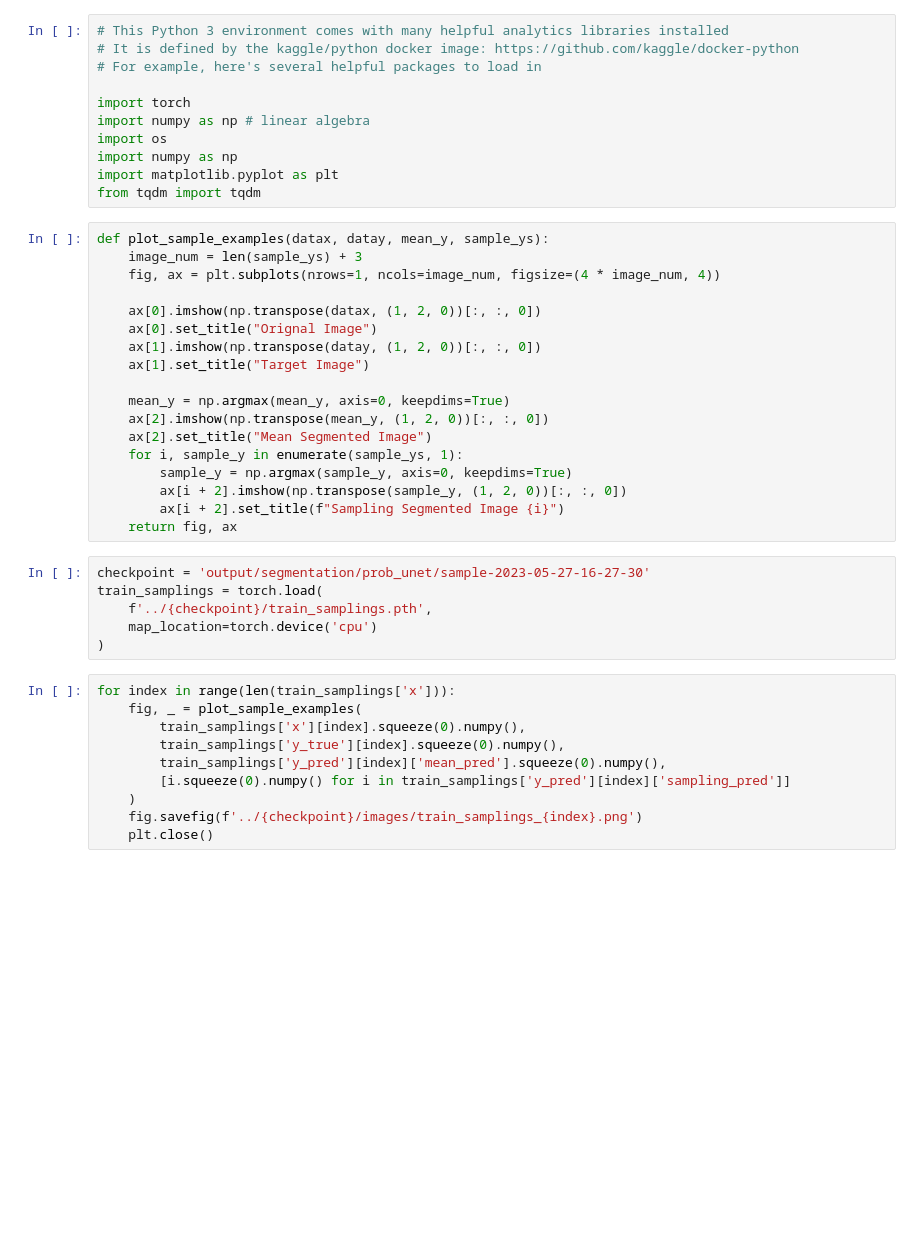
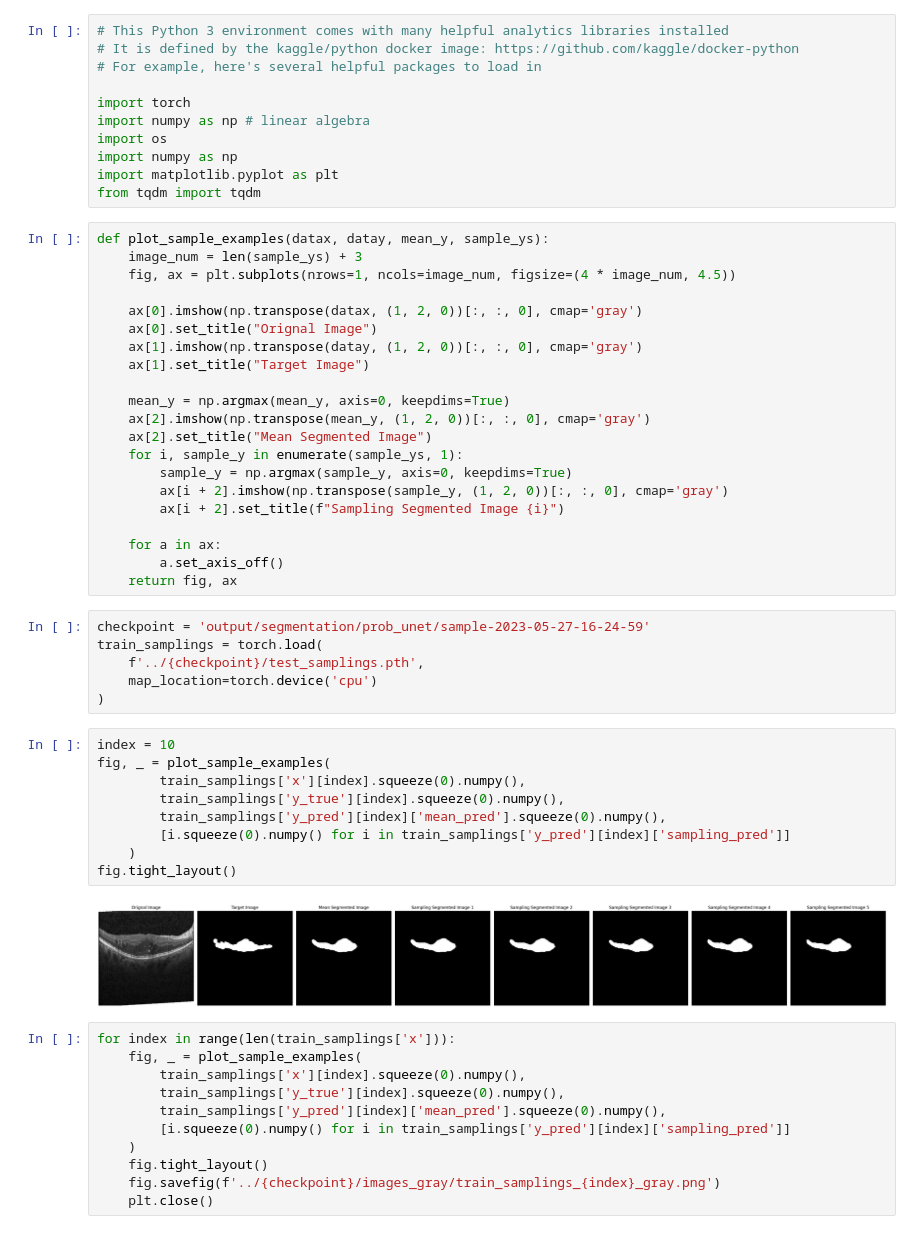
Before and after one commit to jhliu17/prob-unet, a Jupyter notebook: notebooks/prob_unet_analysis.ipynb, the cells around one changed output. Cells and saved outputs as stored; diff of their text form; blank space fills up the shorter version.

Commit message:
update figures analysis

```diff
--- a/notebooks/prob_unet_analysis.ipynb
+++ b/notebooks/prob_unet_analysis.ipynb
@@ -12,27 +12,41 @@ from tqdm import tqdm
 # %%
 def plot_sample_examples(datax, datay, mean_y, sample_ys):
     image_num = len(sample_ys) + 3
-    fig, ax = plt.subplots(nrows=1, ncols=image_num, figsize=(4 * image_num, 4))
+    fig, ax = plt.subplots(nrows=1, ncols=image_num, figsize=(4 * image_num, 4.5))
 
-    ax[0].imshow(np.transpose(datax, (1, 2, 0))[:, :, 0])
+    ax[0].imshow(np.transpose(datax, (1, 2, 0))[:, :, 0], cmap='gray')
     ax[0].set_title("Orignal Image")
-    ax[1].imshow(np.transpose(datay, (1, 2, 0))[:, :, 0])
+    ax[1].imshow(np.transpose(datay, (1, 2, 0))[:, :, 0], cmap='gray')
     ax[1].set_title("Target Image")
 
     mean_y = np.argmax(mean_y, axis=0, keepdims=True)
-    ax[2].imshow(np.transpose(mean_y, (1, 2, 0))[:, :, 0])
+    ax[2].imshow(np.transpose(mean_y, (1, 2, 0))[:, :, 0], cmap='gray')
     ax[2].set_title("Mean Segmented Image")
     for i, sample_y in enumerate(sample_ys, 1):
         sample_y = np.argmax(sample_y, axis=0, keepdims=True)
-        ax[i + 2].imshow(np.transpose(sample_y, (1, 2, 0))[:, :, 0])
+        ax[i + 2].imshow(np.transpose(sample_y, (1, 2, 0))[:, :, 0], cmap='gray')
         ax[i + 2].set_title(f"Sampling Segmented Image {i}")
+
+    for a in ax:
+        a.set_axis_off()
     return fig, ax
 # %%
-checkpoint = 'output/segmentation/prob_unet/sample-2023-05-27-16-27-30'
+checkpoint = 'output/segmentation/prob_unet/sample-2023-05-27-16-24-59'
 train_samplings = torch.load(
-    f'../{checkpoint}/train_samplings.pth',
+    f'../{checkpoint}/test_samplings.pth',
     map_location=torch.device('cpu')
 )
+# %%
+index = 10
+fig, _ = plot_sample_examples(
+        train_samplings['x'][index].squeeze(0).numpy(),
+        train_samplings['y_true'][index].squeeze(0).numpy(),
+        train_samplings['y_pred'][index]['mean_pred'].squeeze(0).numpy(),
+        [i.squeeze(0).numpy() for i in train_samplings['y_pred'][index]['sampling_pred']]
+    )
+fig.tight_layout()
+# %% [output]
+[figure, added]
 # %%
 for index in range(len(train_samplings['x'])):
     fig, _ = plot_sample_examples(
@@ -41,5 +55,6 @@ for index in range(len(train_samplings['x'])):
         train_samplings['y_pred'][index]['mean_pred'].squeeze(0).numpy(),
         [i.squeeze(0).numpy() for i in train_samplings['y_pred'][index]['sampling_pred']]
     )
-    fig.savefig(f'../{checkpoint}/images/train_samplings_{index}.png')
+    fig.tight_layout()
+    fig.savefig(f'../{checkpoint}/images_gray/train_samplings_{index}_gray.png')
     plt.close()
```
Also changed, not shown: parts of 8 cells of this notebook, 2 other files.
